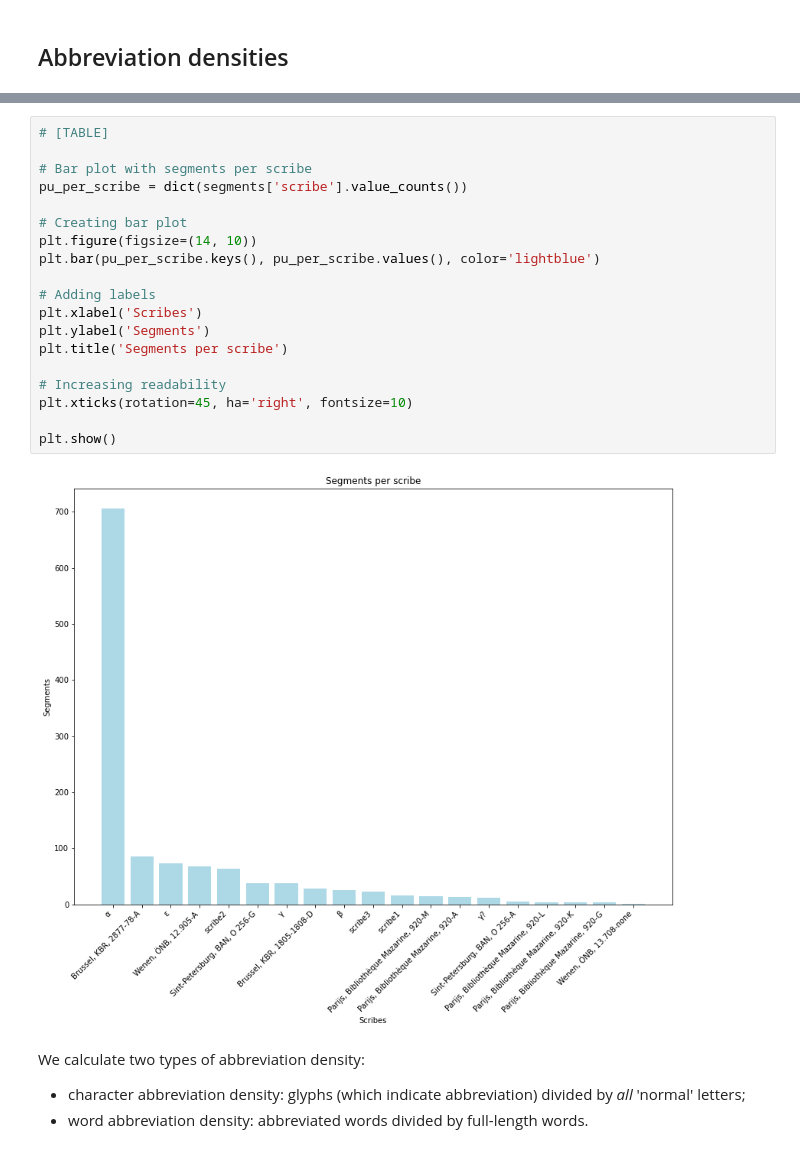
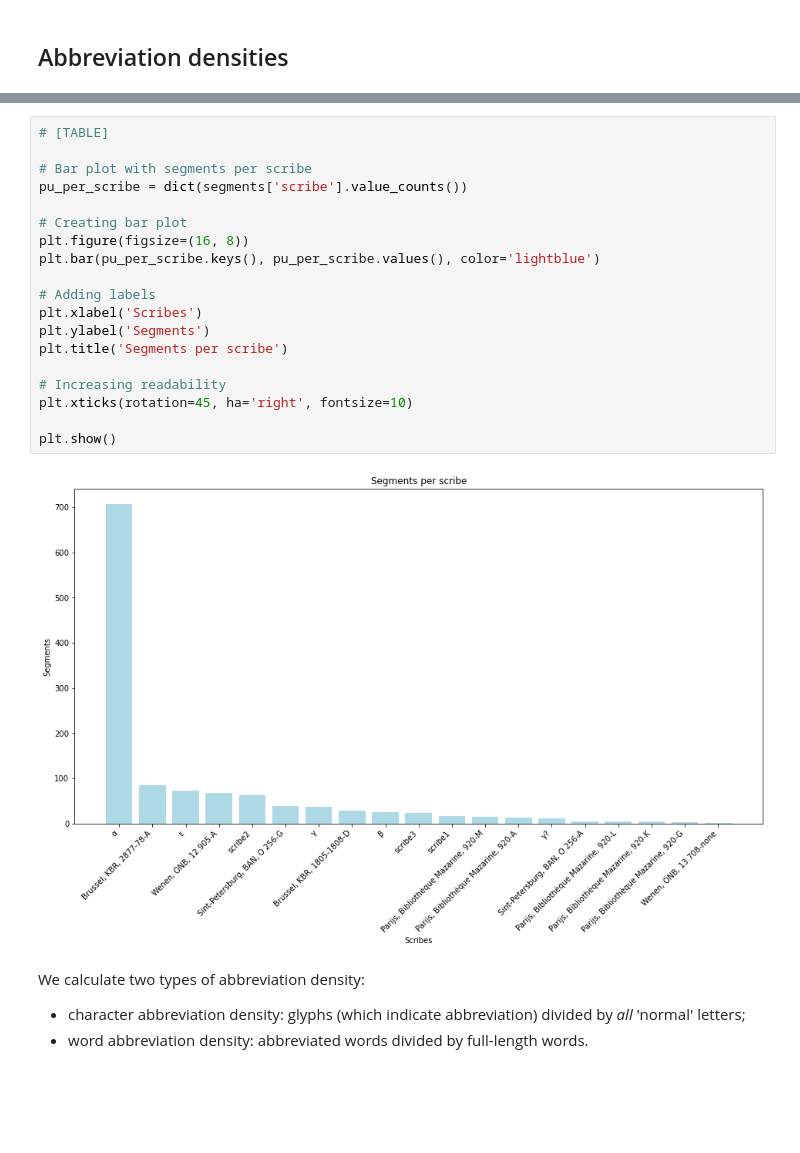
Before and after one commit to Caroline-Vandyck/making-characters-count, a Jupyter notebook: Making Characters Count.ipynb, the cells around one changed output, grey strips where cells are left out. Drawn from its saved outputs; the diff is of its cells as text; blank space fills up the shorter version.

```diff
--- a/Making Characters Count.ipynb
+++ b/Making Characters Count.ipynb
@@ -459,24 +399,24 @@ segments.sample(5)
 # %%
 # [TABLE]
 
 # Bar plot with segments per scribe
 pu_per_scribe = dict(segments['scribe'].value_counts())
 
 # Creating bar plot
-plt.figure(figsize=(14, 10))
+plt.figure(figsize=(16, 8))
 plt.bar(pu_per_scribe.keys(), pu_per_scribe.values(), color='lightblue')
 
 # Adding labels
 plt.xlabel('Scribes')
 plt.ylabel('Segments')
 plt.title('Segments per scribe')
 
 # Increasing readability
 plt.xticks(rotation=45, ha='right', fontsize=10)
 
 plt.show()
 # %% [output]
-[figure, old version]
+[figure, new version]
 # %% [markdown]
 We calculate two types of abbreviation density:
 
```
Also changed, not shown: parts of 63 cells of this notebook, 2 other files.
